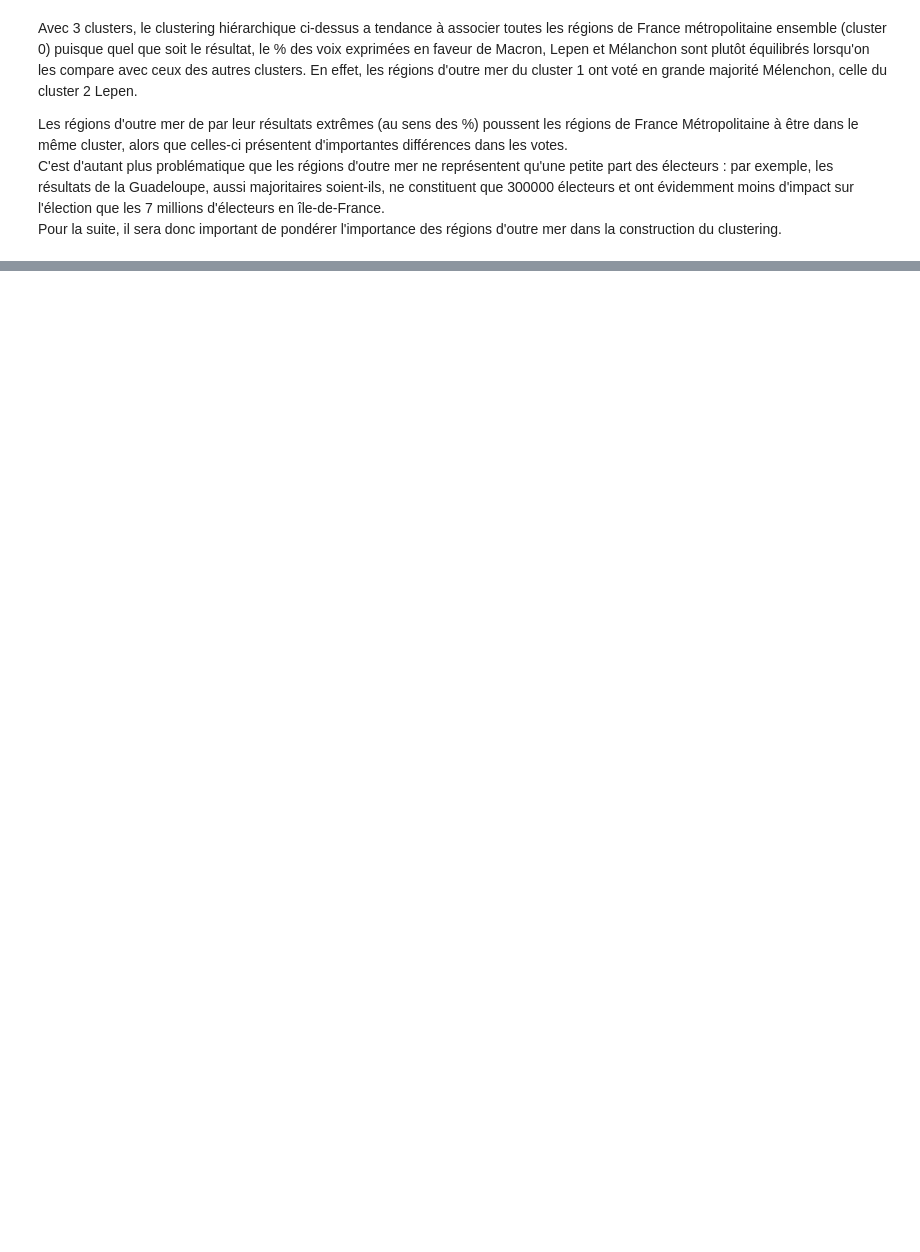
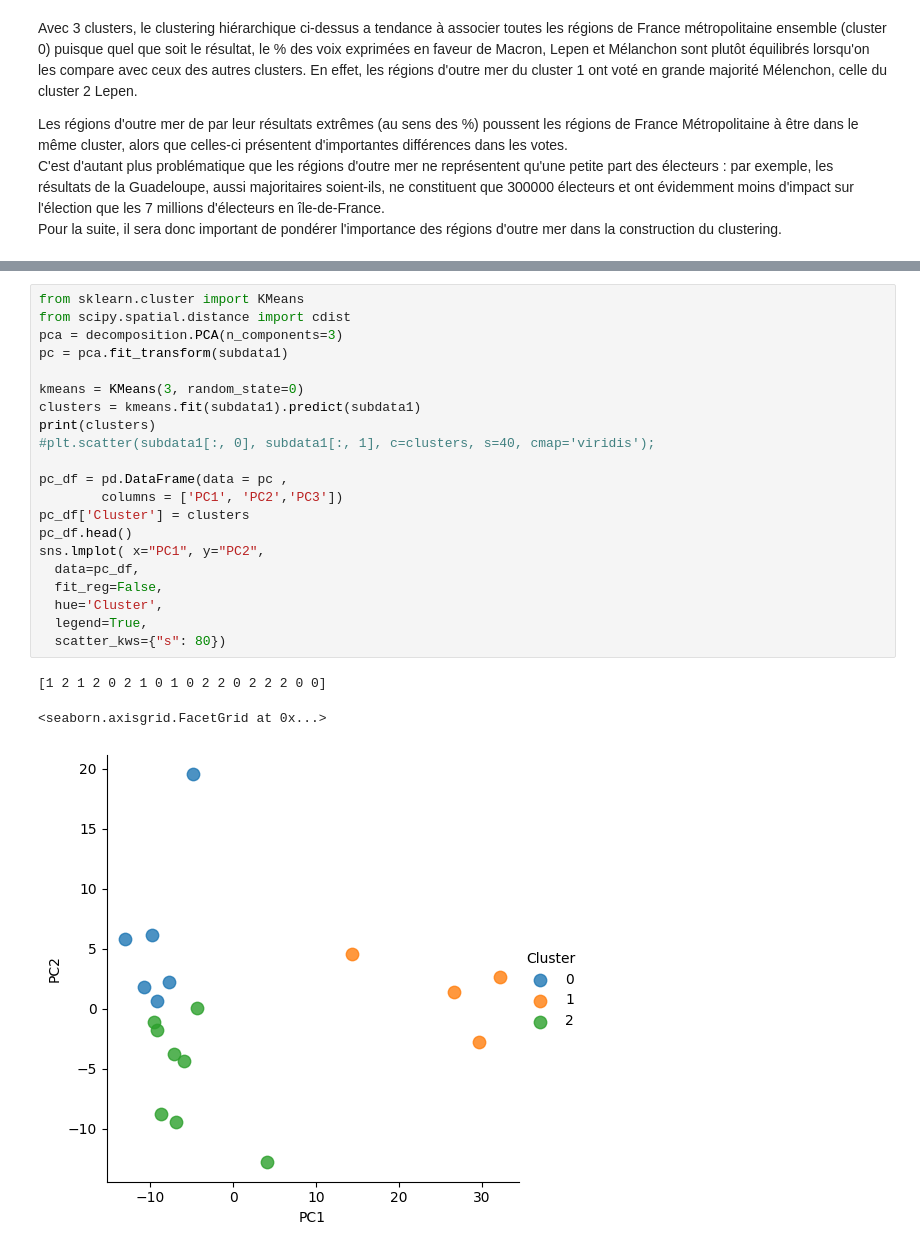
Before and after one commit to Abdellah-Laassairi/apst2-model-based-clustering, a Jupyter notebook: Presidential_elections_clustering.ipynb, the cells around one changed output, grey strips where cells are left out. Cells and saved outputs as stored; diff of their text form; blank space fills up the shorter version.

```diff
--- a/Presidential_elections_clustering.ipynb
+++ b/Presidential_elections_clustering.ipynb
@@ -177 +199,26 @@ Pour la suite, il sera donc important de pondérer l'importance des régions d'o
+# %%
+from sklearn.cluster import KMeans
+from scipy.spatial.distance import cdist
+pca = decomposition.PCA(n_components=3)
+pc = pca.fit_transform(subdata1)
+
+kmeans = KMeans(3, random_state=0)
+clusters = kmeans.fit(subdata1).predict(subdata1)
+print(clusters)
+#plt.scatter(subdata1[:, 0], subdata1[:, 1], c=clusters, s=40, cmap='viridis');
+
+pc_df = pd.DataFrame(data = pc ,
+        columns = ['PC1', 'PC2','PC3'])
+pc_df['Cluster'] = clusters
+pc_df.head()
+sns.lmplot( x="PC1", y="PC2",
+  data=pc_df,
+  fit_reg=False,
+  hue='Cluster',
+  legend=True,
+  scatter_kws={"s": 80})
+# %% [output]
+[1 2 1 2 0 2 1 0 1 0 2 2 0 2 2 2 0 0]
+<seaborn.axisgrid.FacetGrid at 0x...>
+[figure, added]
 # %% [markdown]
```
Also changed, not shown: parts of 10 cells of this notebook, 1 other file.
